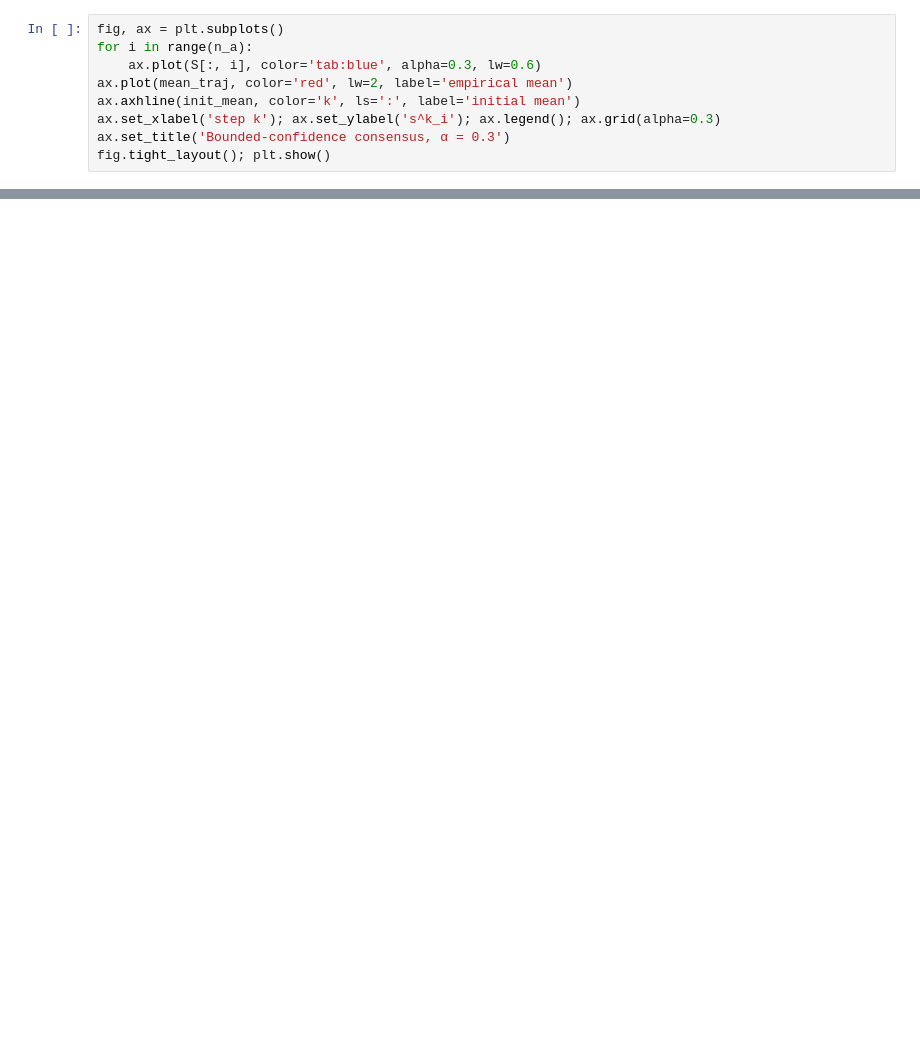
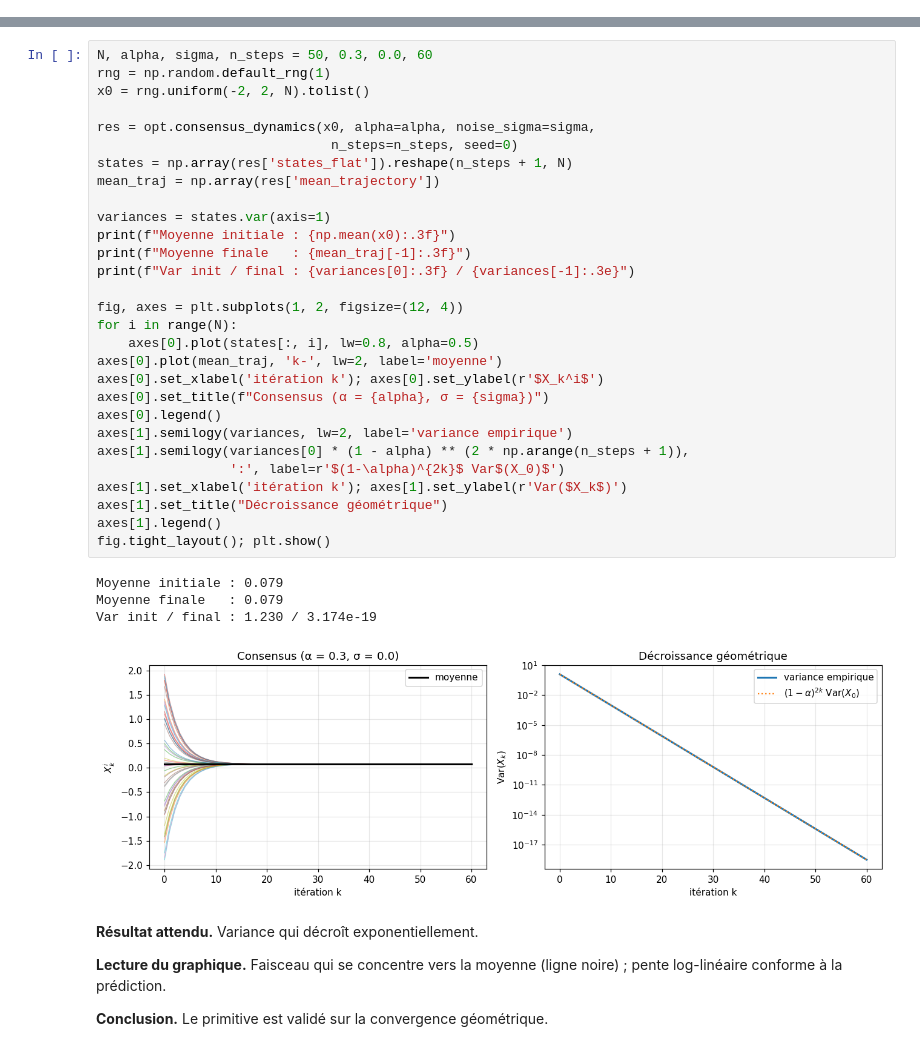
Before and after one commit to ThotDjehuty/optimiz-rs, a Jupyter notebook: examples/notebooks/15_agent_based.ipynb, the cells around one changed output, grey strips where cells are left out. Cells and saved outputs as stored; diff of their text form; blank space fills up the shorter version.

```diff
--- a/examples/notebooks/15_agent_based.ipynb
+++ b/examples/notebooks/15_agent_based.ipynb
@@ -24,9 +12,0 @@ final std    = 0.14305254923151872
-# %%
-fig, ax = plt.subplots()
-for i in range(n_a):
-    ax.plot(S[:, i], color='tab:blue', alpha=0.3, lw=0.6)
-ax.plot(mean_traj, color='red', lw=2, label='empirical mean')
-ax.axhline(init_mean, color='k', ls=':', label='initial mean')
-ax.set_xlabel('step k'); ax.set_ylabel('s^k_i'); ax.legend(); ax.grid(alpha=0.3)
-ax.set_title('Bounded-confidence consensus, α = 0.3')
-fig.tight_layout(); plt.show()
@@ -34,0 +30,42 @@ fig.tight_layout(); plt.show()
+# %%
+N, alpha, sigma, n_steps = 50, 0.3, 0.0, 60
+rng = np.random.default_rng(1)
+x0 = rng.uniform(-2, 2, N).tolist()
+
+res = opt.consensus_dynamics(x0, alpha=alpha, noise_sigma=sigma,
+                              n_steps=n_steps, seed=0)
+states = np.array(res['states_flat']).reshape(n_steps + 1, N)
+mean_traj = np.array(res['mean_trajectory'])
+
+variances = states.var(axis=1)
+print(f"Moyenne initiale : {np.mean(x0):.3f}")
+print(f"Moyenne finale   : {mean_traj[-1]:.3f}")
+print(f"Var init / final : {variances[0]:.3f} / {variances[-1]:.3e}")
+
+fig, axes = plt.subplots(1, 2, figsize=(12, 4))
+for i in range(N):
+    axes[0].plot(states[:, i], lw=0.8, alpha=0.5)
+axes[0].plot(mean_traj, 'k-', lw=2, label='moyenne')
+axes[0].set_xlabel('itération k'); axes[0].set_ylabel(r'$X_k^i$')
+axes[0].set_title(f"Consensus (α = {alpha}, σ = {sigma})")
+axes[0].legend()
+axes[1].semilogy(variances, lw=2, label='variance empirique')
+axes[1].semilogy(variances[0] * (1 - alpha) ** (2 * np.arange(n_steps + 1)),
+                 ':', label=r'$(1-\alpha)^{2k}$ Var$(X_0)$')
+axes[1].set_xlabel('itération k'); axes[1].set_ylabel(r'Var($X_k$)')
+axes[1].set_title("Décroissance géométrique")
+axes[1].legend()
+fig.tight_layout(); plt.show()
+# %% [output]
+Moyenne initiale : 0.079
+Moyenne finale   : 0.079
+Var init / final : 1.230 / 3.174e-19
+[figure, added]
+# %% [markdown]
+**Résultat attendu.** Variance qui décroît exponentiellement.
+
+**Lecture du graphique.** Faisceau qui se concentre vers la moyenne
+(ligne noire) ; pente log-linéaire conforme à la prédiction.
+
+**Conclusion.** Le primitive est validé sur la convergence
+géométrique.
```
Also changed, not shown: parts of 12 cells of this notebook, 17 other files.
